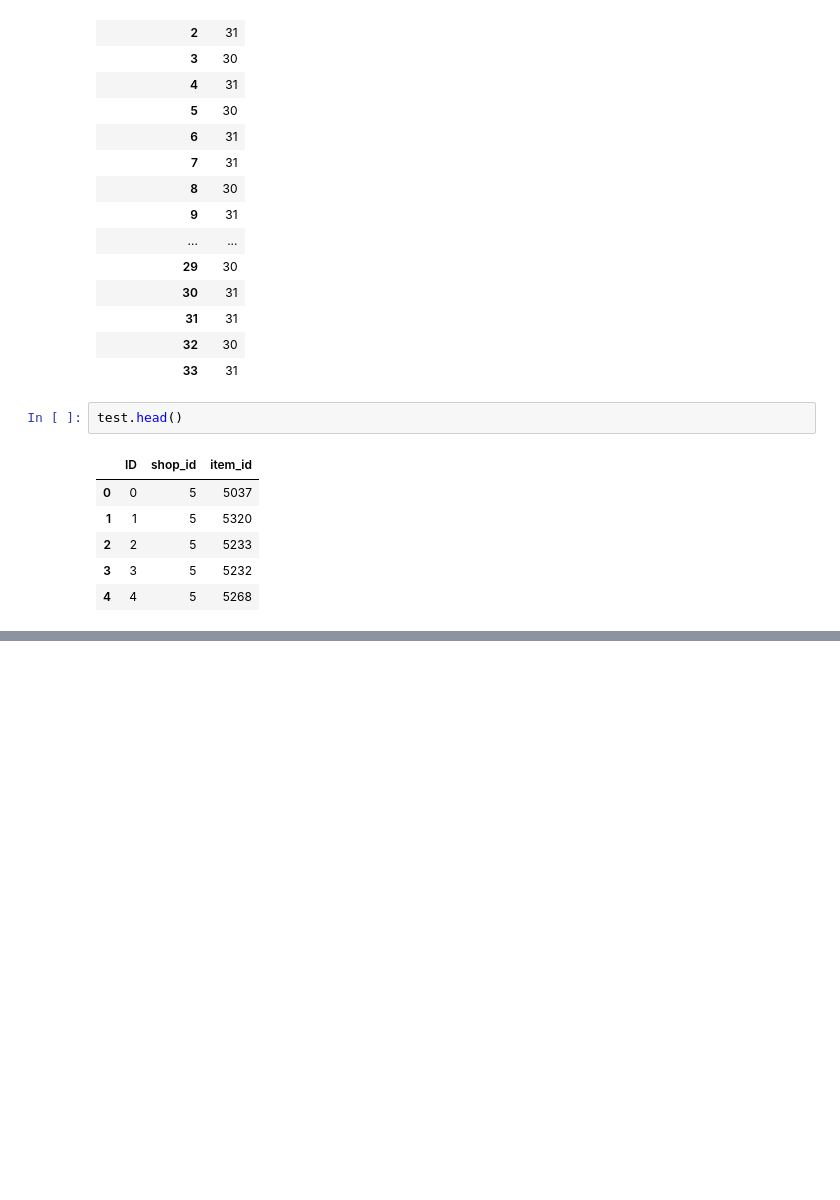
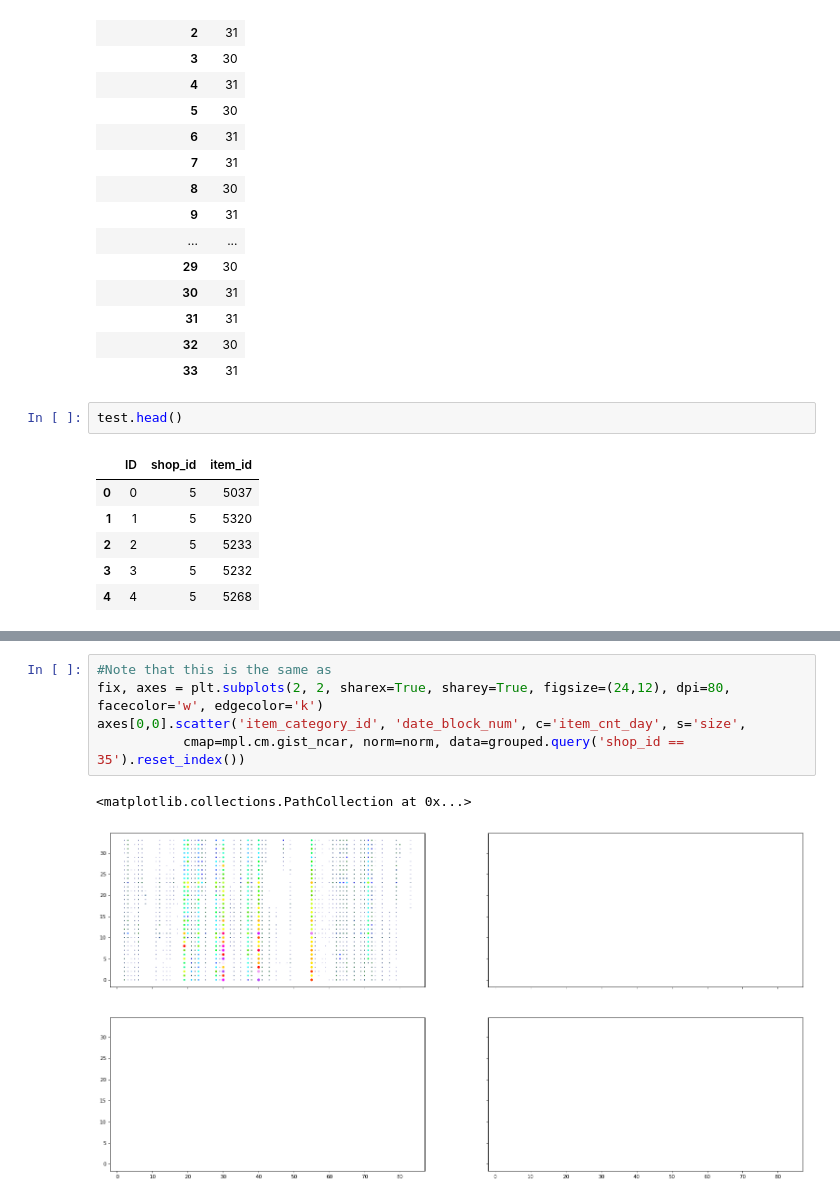
Before and after one commit to mortennp/mooc, a Jupyter notebook: NRUHSE_AdvML/Competetive DS/FinalProject/EDA.ipynb, the cells around one changed output, grey strips where cells are left out. Drawn from its saved outputs; the diff is of its cells as text; blank space fills up the shorter version.

```diff
--- a/NRUHSE_AdvML/Competetive DS/FinalProject/EDA.ipynb
+++ b/NRUHSE_AdvML/Competetive DS/FinalProject/EDA.ipynb
@@ -192,0 +244,8 @@ and
+# %%
+#Note that this is the same as
+fix, axes = plt.subplots(2, 2, sharex=True, sharey=True, figsize=(24,12), dpi=80, facecolor='w', edgecolor='k')
+axes[0,0].scatter('item_category_id', 'date_block_num', c='item_cnt_day', s='size',
+           cmap=mpl.cm.gist_ncar, norm=norm, data=grouped.query('shop_id == 35').reset_index())
+# %% [output]
+<matplotlib.collections.PathCollection at 0x...>
+[figure, added]
```
Also changed, not shown: parts of 17 cells of this notebook.
